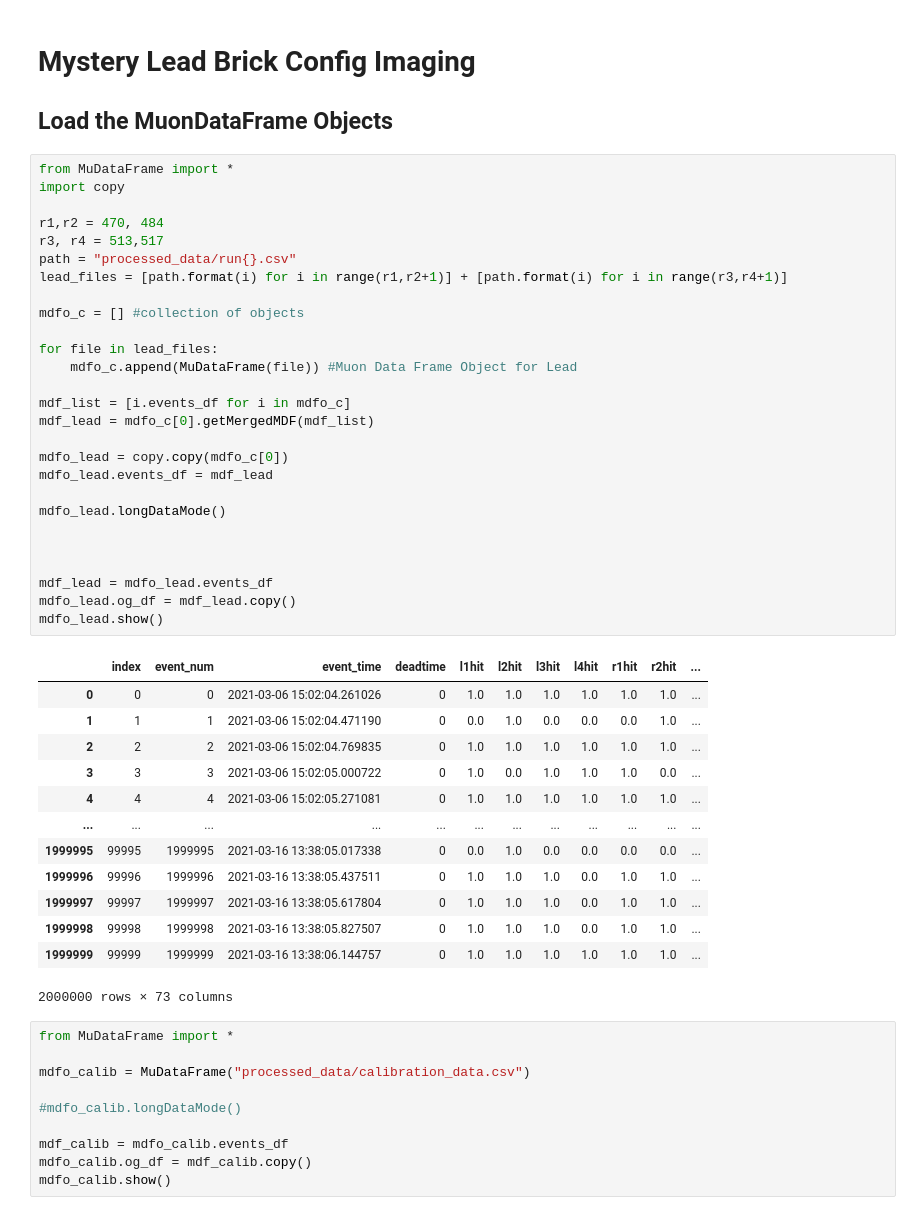
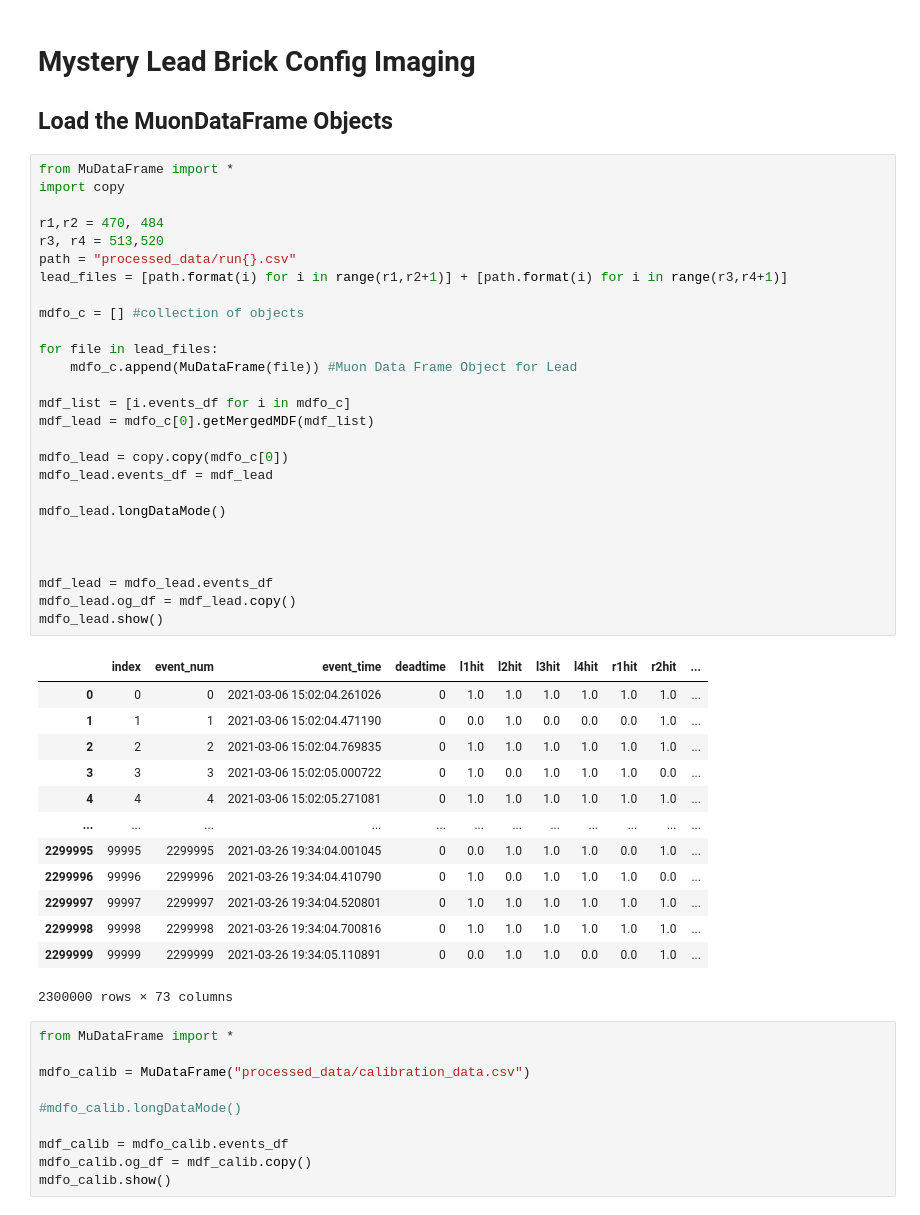
Before and after one commit to shanto268/CrateAnalysis, a Jupyter notebook: MysteryConfig.ipynb, the cells around one changed output. Drawn from its saved outputs; the diff is of its cells as text.

```diff
--- a/MysteryConfig.ipynb
+++ b/MysteryConfig.ipynb
@@ -7,42 +7,42 @@ from MuDataFrame import *
 import copy
 
 r1,r2 = 470, 484
-r3, r4 = 513,517
+r3, r4 = 513,520
 path = "processed_data/run{}.csv"
 lead_files = [path.format(i) for i in range(r1,r2+1)] + [path.format(i) for i in range(r3,r4+1)]
 
 mdfo_c = [] #collection of objects
 
 for file in lead_files:
     mdfo_c.append(MuDataFrame(file)) #Muon Data Frame Object for Lead
 
 mdf_list = [i.events_df for i in mdfo_c]
 mdf_lead = mdfo_c[0].getMergedMDF(mdf_list)
 
 mdfo_lead = copy.copy(mdfo_c[0])
 mdfo_lead.events_df = mdf_lead
 
 mdfo_lead.longDataMode()
 
 
 
 mdf_lead = mdfo_lead.events_df
 mdfo_lead.og_df = mdf_lead.copy()
 mdfo_lead.show()
 # %% [output]
 |  | index | event_num | event_time | deadtime | l1hit | l2hit | l3hit | l4hit | r1hit | r2hit | ... |
 | 0 | 0 | 0 | 2021-03-06 15:02:04.261026 | 0 | 1.0 | 1.0 | 1.0 | 1.0 | 1.0 | 1.0 | ... |
 | 1 | 1 | 1 | 2021-03-06 15:02:04.471190 | 0 | 0.0 | 1.0 | 0.0 | 0.0 | 0.0 | 1.0 | ... |
 | 2 | 2 | 2 | 2021-03-06 15:02:04.769835 | 0 | 1.0 | 1.0 | 1.0 | 1.0 | 1.0 | 1.0 | ... |
 | 3 | 3 | 3 | 2021-03-06 15:02:05.000722 | 0 | 1.0 | 0.0 | 1.0 | 1.0 | 1.0 | 0.0 | ... |
 | 4 | 4 | 4 | 2021-03-06 15:02:05.271081 | 0 | 1.0 | 1.0 | 1.0 | 1.0 | 1.0 | 1.0 | ... |
 | ... | ... | ... | ... | ... | ... | ... | ... | ... | ... | ... | ... |
-| 1999995 | 99995 | 1999995 | 2021-03-16 13:38:05.017338 | 0 | 0.0 | 1.0 | 0.0 | 0.0 | 0.0 | 0.0 | ... |
-| 1999996 | 99996 | 1999996 | 2021-03-16 13:38:05.437511 | 0 | 1.0 | 1.0 | 1.0 | 0.0 | 1.0 | 1.0 | ... |
-| 1999997 | 99997 | 1999997 | 2021-03-16 13:38:05.617804 | 0 | 1.0 | 1.0 | 1.0 | 0.0 | 1.0 | 1.0 | ... |
-| 1999998 | 99998 | 1999998 | 2021-03-16 13:38:05.827507 | 0 | 1.0 | 1.0 | 1.0 | 0.0 | 1.0 | 1.0 | ... |
-| 1999999 | 99999 | 1999999 | 2021-03-16 13:38:06.144757 | 0 | 1.0 | 1.0 | 1.0 | 1.0 | 1.0 | 1.0 | ... |
+| 2299995 | 99995 | 2299995 | 2021-03-26 19:34:04.001045 | 0 | 0.0 | 1.0 | 1.0 | 1.0 | 0.0 | 1.0 | ... |
+| 2299996 | 99996 | 2299996 | 2021-03-26 19:34:04.410790 | 0 | 1.0 | 0.0 | 1.0 | 1.0 | 1.0 | 0.0 | ... |
+| 2299997 | 99997 | 2299997 | 2021-03-26 19:34:04.520801 | 0 | 1.0 | 1.0 | 1.0 | 1.0 | 1.0 | 1.0 | ... |
+| 2299998 | 99998 | 2299998 | 2021-03-26 19:34:04.700816 | 0 | 1.0 | 1.0 | 1.0 | 1.0 | 1.0 | 1.0 | ... |
+| 2299999 | 99999 | 2299999 | 2021-03-26 19:34:05.110891 | 0 | 0.0 | 1.0 | 1.0 | 0.0 | 0.0 | 1.0 | ... |
-2000000 rows × 73 columns
+2300000 rows × 73 columns
 # %%
 from MuDataFrame import *
 
```
Also changed, not shown: parts of 3 cells of this notebook, 1 other file.
